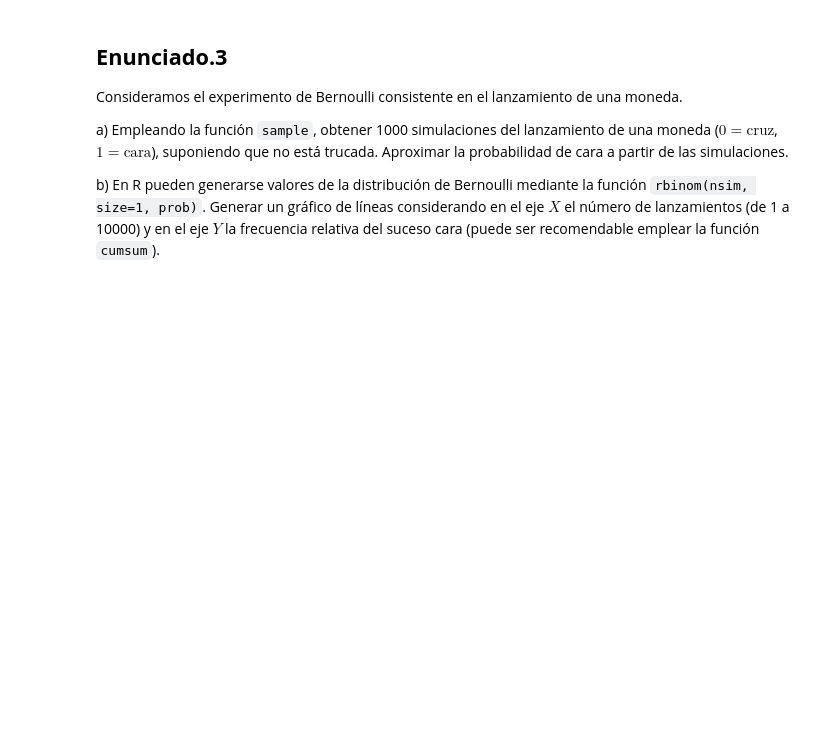
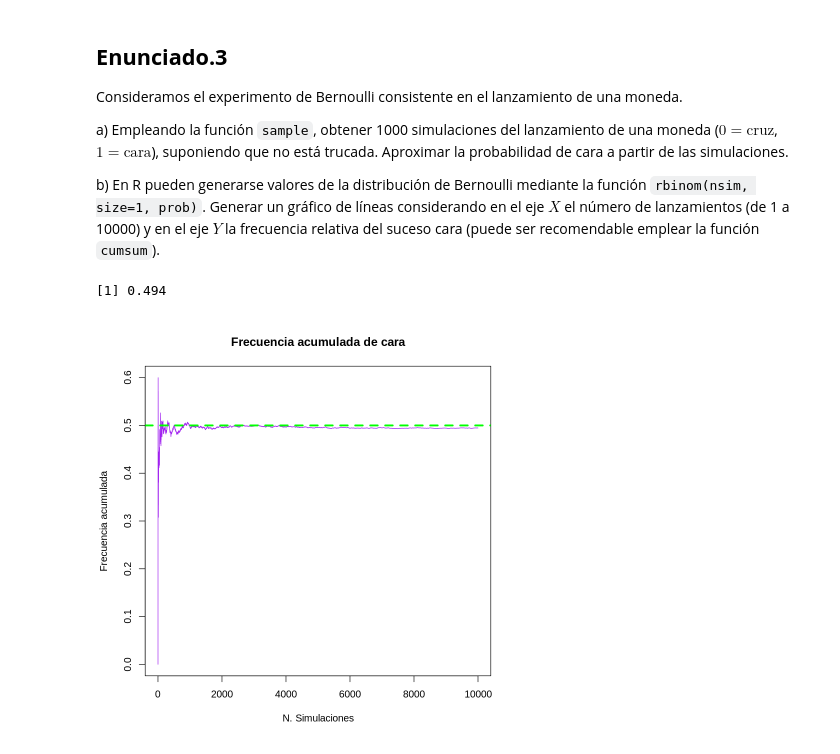
Before and after one commit to Nicolas-Bernal/Simulacion-Estadistica, a Jupyter notebook: Primer Corte/01_El_Problema_del_Coleccionista_de_Cromos_.ipynb, the cells around one changed output. Saved outputs shown, nothing was run; the diff lists cells and outputs as text; code cells hidden in the pictures; blank space fills up the shorter version.

```diff
--- a/Primer Corte/01_El_Problema_del_Coleccionista_de_Cromos_.ipynb
+++ b/Primer Corte/01_El_Problema_del_Coleccionista_de_Cromos_.ipynb
@@ -179,3 +179,34 @@ Consideramos el experimento de Bernoulli consistente en el lanzamiento de una mo
 a) Empleando la función `sample`, obtener 1000 simulaciones del lanzamiento de una moneda ($0 = \text{cruz}$, $1 = \text{cara}$), suponiendo que no está trucada. Aproximar la probabilidad de cara a partir de las simulaciones.
 
 b) En R pueden generarse valores de la distribución de Bernoulli mediante la función `rbinom(nsim, size=1, prob)`. Generar un gráfico de líneas considerando en el eje $X$ el número de lanzamientos (de 1 a 10000) y en el eje $Y$ la frecuencia relativa del suceso cara (puede ser recomendable emplear la función `cumsum`).
+# %%
+# a)
+
+set.seed(123)
+
+# cruz = 0, cara = 1
+
+sim_mone = sample(c(0,1),size = 1000,replace = TRUE)
+
+# aproximacion
+
+posibles_caras = mean(sim_mone)
+posibles_caras
+
+# b)
+
+nsim = 10000
+
+simulaciones = rbinom(nsim, size = 1,prob =  0.5)
+
+# Frecuencia acumulada en Y
+
+frecc = cumsum(simulaciones) / 1:nsim
+
+plot(1:nsim,frecc,type = "l",col = "purple",xlab = "N. Simulaciones",
+     ylab = "Frecuencia acumulada",main = "Frecuencia acumulada de cara")
+
+abline(h = 0.5,col = "green",lty = 2,lwd = 3)
+# %% [output]
+[1] 0.494
+[figure, added]
```
Also changed, not shown: parts of 8 cells of this notebook.
